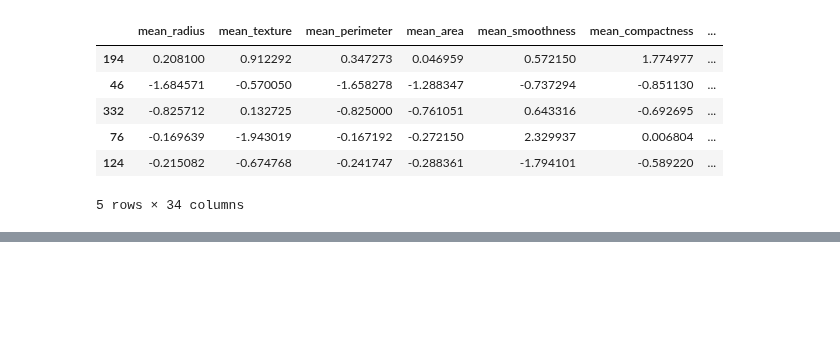
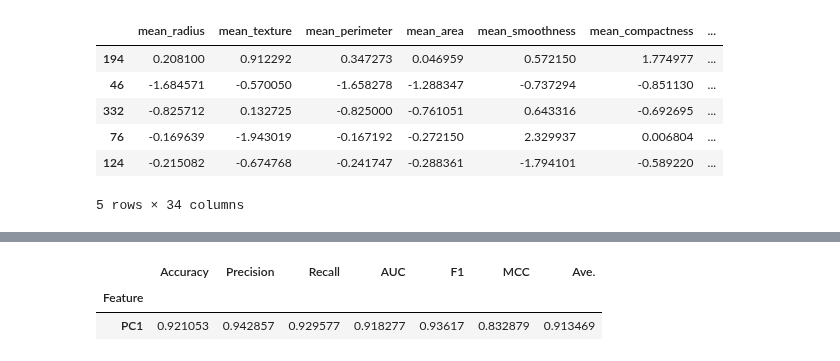
Before and after one commit to predictables/predictables, a Jupyter notebook: dev_univariate.ipynb, the cells around one changed output, grey strips where cells are left out. Cells and saved outputs as stored; diff of their text form; code cells hidden in the pictures; blank space fills up the shorter version.

```diff
--- a/dev_univariate.ipynb
+++ b/dev_univariate.ipynb
@@ -122,3 +111,31 @@ SyntaxError: f-string: expression required before ':' (771779236.py, line 25)
+# %%
+import polars as pl
+
+getattr(ua, "pc1").results.select(
+    [
+        pl.col("feature").alias("Feature"),
+        pl.col("acc_test").alias("Accuracy"),
+        pl.col("precision_test").alias("Precision"),
+        pl.col("recall_test").alias("Recall"),
+        pl.col("auc_test").alias("AUC"),
+        pl.col("f1_test").alias("F1"),
+        pl.col("mcc_test").alias("MCC"),
+        (
+            pl.col("acc_test")
+            + pl.col("precision_test")
+            + pl.col("recall_test")
+            + pl.col("auc_test")
+            + pl.col("f1_test")
+            + pl.col("mcc_test")
+        )
+        .truediv(6.0)
+        .alias("Ave."),
+    ]
+).collect().to_pandas().set_index("Feature")
+# %% [output]
+|  | Accuracy | Precision | Recall | AUC | F1 | MCC | Ave. |
+| Feature |  |  |  |  |  |  |  |
+| PC1 | 0.921053 | 0.942857 | 0.929577 | 0.918277 | 0.93617 | 0.832879 | 0.913469 |
 # %%
 ua._sort_features_by_ua()
 # %% [output]
```
Also changed, not shown: parts of 16 cells of this notebook, 9 other files.
